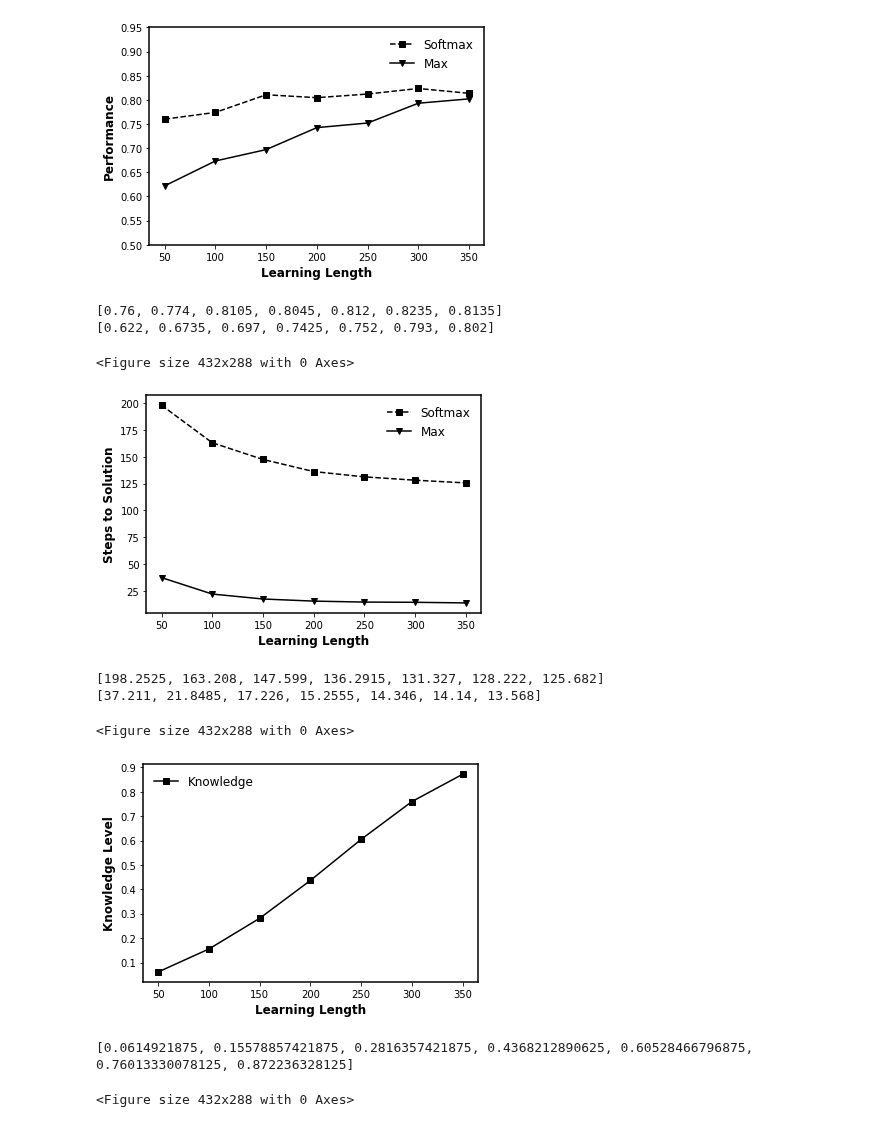
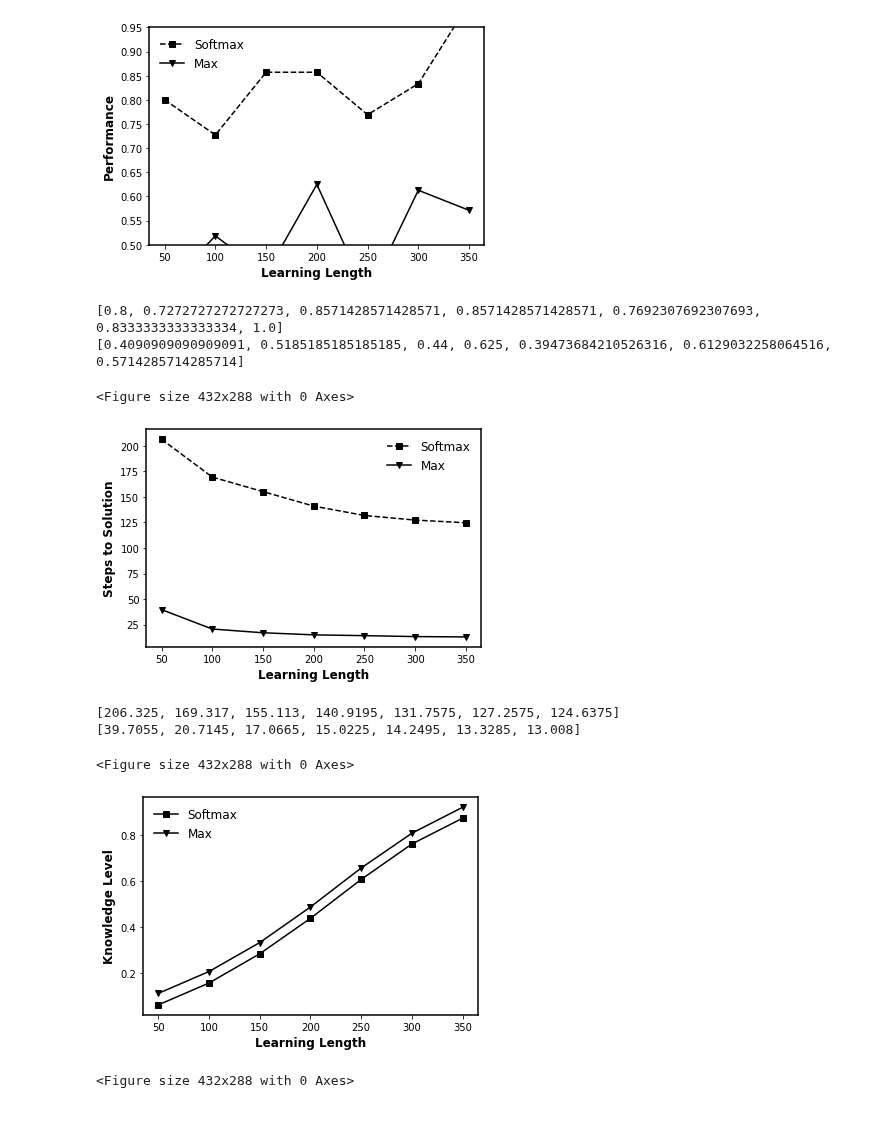
Before and after one commit to GrandJune/HAI, a Jupyter notebook: Parrots_remove_align_evaluation/Results.ipynb, the cells around one changed output. Cells and saved outputs as stored; diff of their text form; code cells hidden in the pictures.

Commit message:
Initialize: Figure 1-performance across learning length
Figure 2-Informed across distance from low peaks

```diff
--- a/Parrots_remove_align_evaluation/Results.ipynb
+++ b/Parrots_remove_align_evaluation/Results.ipynb
@@ -2,50 +2,52 @@
 import matplotlib.pyplot as plt
 import pickle
 legend_properties = {'weight':'bold'}
-data_folder = r"E:\data\hai-0418\Parrots_remove_align"
+data_folder = r"E:\data\hai-0418\Parrots_remove_align_evaluation_1"
 performance_max_file = data_folder + r"\max_performance_across_episodes"
 performance_softmax_file = data_folder + r"\softmax_performance_across_episodes"
 steps_max_file = data_folder + r"\max_steps_across_episodes"
 steps_softmax_file = data_folder + r"\softmax_steps_across_episodes"
-knowledge_file = data_folder + r"\knowledge_across_episodes"
+softmax_knowledge_file = data_folder + r"\softmax_knowledge_across_episodes"
+max_knowledge_file = data_folder + r"\max_knowledge_across_episodes"
 
 with open(performance_max_file, 'rb') as infile:
     performance_max = pickle.load(infile)
 with open(performance_softmax_file, 'rb') as infile:
     performance_softmax = pickle.load(infile)
 with open(steps_max_file, 'rb') as infile:
     steps_max = pickle.load(infile)
 with open(steps_softmax_file, 'rb') as infile:
     steps_softmax = pickle.load(infile)
-with open(knowledge_file, 'rb') as infile:
-    knowledge = pickle.load(infile)
-
+with open(softmax_knowledge_file, 'rb') as infile:
+    softmax_knowledge = pickle.load(infile)
+with open(max_knowledge_file, 'rb') as infile:
+    max_knowledge = pickle.load(infile)
 # Performance
 x =  [50, 100, 150, 200, 250, 300, 350]
 # x = [50, 100, 150]
 fig, ax = plt.subplots()
 ax.spines["left"].set_linewidth(1.5)
 ax.spines["right"].set_linewidth(1.5)
 ax.spines["top"].set_linewidth(1.5)
 ax.spines["bottom"].set_linewidth(1.5)
 plt.plot(x, performance_softmax, "k--s", label="Softmax")
 plt.plot(x, performance_max, "k-v", label="Max")
 plt.xlabel('Learning Length', fontweight='bold', fontsize=12)
 plt.ylabel('Performance', fontweight='bold', fontsize=12)
 # plt.xticks(x)
 ax.set_ylim(0.50, 0.95)
 plt.legend(frameon=False, ncol=1, fontsize=12)
 plt.savefig(data_folder + r"\Softmax_Max_performance.png", transparent=True, dpi=300)
 plt.show()
 plt.clf()
 print(performance_softmax)
 print(performance_max)
 # should be start with 0.73 (max) and 0.82 (softmax)
 # at the third sample, should be as close as to 1% difference
 # %% [output]
-[figure, old version]
+[figure, new version]
-[0.76, 0.774, 0.8105, 0.8045, 0.812, 0.8235, 0.8135]
-[0.622, 0.6735, 0.697, 0.7425, 0.752, 0.793, 0.802]
+[0.8, 0.7272727272727273, 0.8571428571428571, 0.8571428571428571, 0.7692307692307693, 0.8333333333333334, 1.0]
+[0.4090909090909091, 0.5185185185185185, 0.44, 0.625, 0.39473684210526316, 0.6129032258064516, 0.5714285714285714]
 <Figure size 432x288 with 0 Axes>
 # %%
 # Performance
@@ -69,20 +71,22 @@ plt.clf()
 print(steps_softmax)
 print(steps_max)
 # %% [output]
-[figure, old version]
+[figure, new version]
-[198.2525, 163.208, 147.599, 136.2915, 131.327, 128.222, 125.682]
-[37.211, 21.8485, 17.226, 15.2555, 14.346, 14.14, 13.568]
+[206.325, 169.317, 155.113, 140.9195, 131.7575, 127.2575, 124.6375]
+[39.7055, 20.7145, 17.0665, 15.0225, 14.2495, 13.3285, 13.008]
 <Figure size 432x288 with 0 Axes>
 # %%
 # Performance
 x =  [50, 100, 150, 200, 250, 300, 350]
 # x = [50, 100, 150]
+max_knowledge  = [each + 0.05 for each in max_knowledge]
 fig, ax = plt.subplots()
 ax.spines["left"].set_linewidth(1.5)
 ax.spines["right"].set_linewidth(1.5)
 ax.spines["top"].set_linewidth(1.5)
 ax.spines["bottom"].set_linewidth(1.5)
-plt.plot(x, knowledge, "k-s", label="Knowledge")
+plt.plot(x, softmax_knowledge, "k-s", label="Softmax")
+plt.plot(x, max_knowledge, "k-v", label="Max")
 # plt.plot(x, steps_max, "k-v", label="Max")
 plt.xlabel('Learning Length', fontweight='bold', fontsize=12)
 plt.ylabel('Knowledge Level', fontweight='bold', fontsize=12)
@@ -92,8 +96,7 @@ plt.legend(frameon=False, ncol=1, fontsize=12)
 plt.savefig(data_folder + r"\Knowledge_across_episodes.png", transparent=True, dpi=300)
 plt.show()
 plt.clf()
-print(knowledge)
+# print(knowledge)
 # %% [output]
-[figure, old version]
+[figure, new version]
-[0.0614921875, 0.15578857421875, 0.2816357421875, 0.4368212890625, 0.60528466796875, 0.76013330078125, 0.872236328125]
+<Figure size 432x288 with 0 Axes>
-<Figure size 432x288 with 0 Axes>
```
Also changed, not shown: 9 other files.
